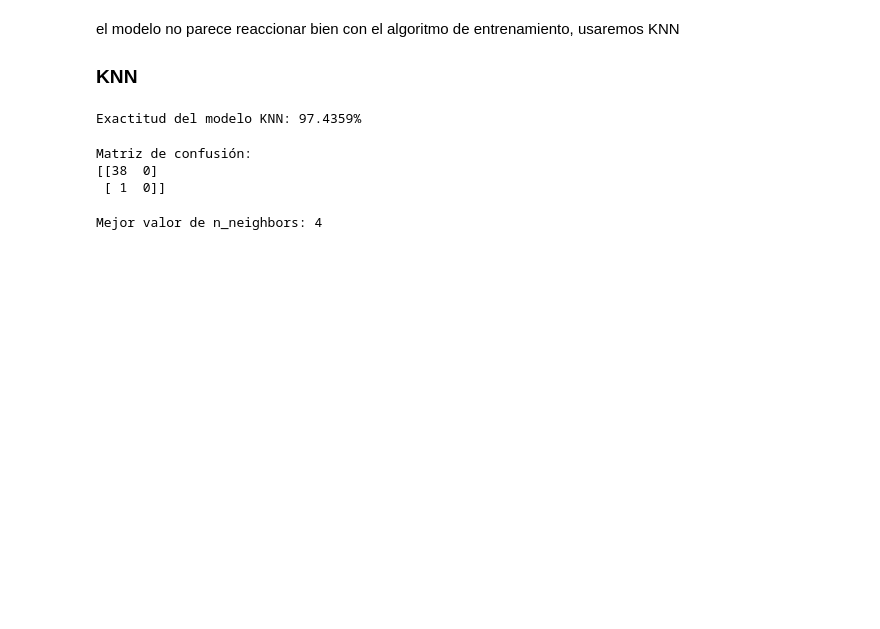
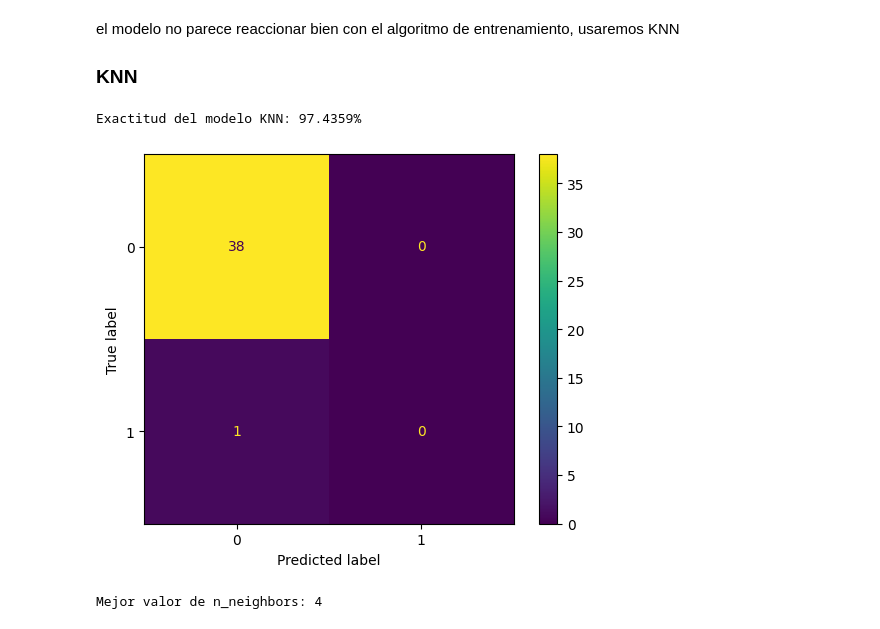
Before and after one commit to amnzmj/analisis-de-datos, a Jupyter notebook: tercer parcial/Crop Classification Based on Soil Type.ipynb, the cells around one changed output. Drawn from its saved outputs; the diff is of its cells as text; code cells hidden in the pictures; blank space fills up the shorter version.

```diff
--- a/tercer parcial/Crop Classification Based on Soil Type.ipynb
+++ b/tercer parcial/Crop Classification Based on Soil Type.ipynb
@@ -430,14 +434,15 @@ accuracy = accuracy_score(y_test, y_pred)
 print(f"Exactitud del modelo KNN: {accuracy * 100:.4f}%")
 # %% [output]
 Exactitud del modelo KNN: 97.4359%
-# %%
-conf_matrix = confusion_matrix(y_test, y_pred)
-print("Matriz de confusión:")
-print(conf_matrix)
-# %% [output]
-Matriz de confusión:
-[[38  0]
- [ 1  0]]
+# %%
+conf_matrix = confusion_matrix(y_test, y_pred)
+
+conf_matrix = confusion_matrix(y_test, y_pred)
+display = ConfusionMatrixDisplay(confusion_matrix=matriz_confusion)
+display.plot()
+plt.show()
+# %% [output]
+[figure, added]
 # %%
 #para buscar mejor valor de n
 from sklearn.model_selection import GridSearchCV
```
Also changed, not shown: parts of 3 cells of this notebook.
